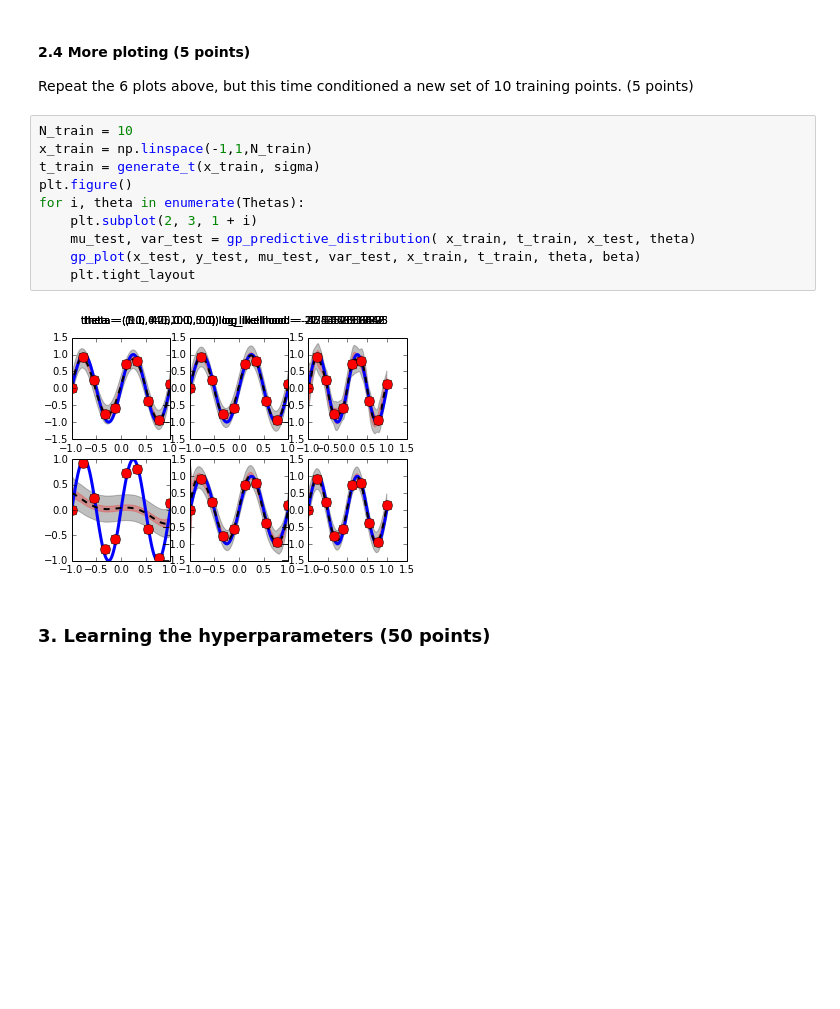
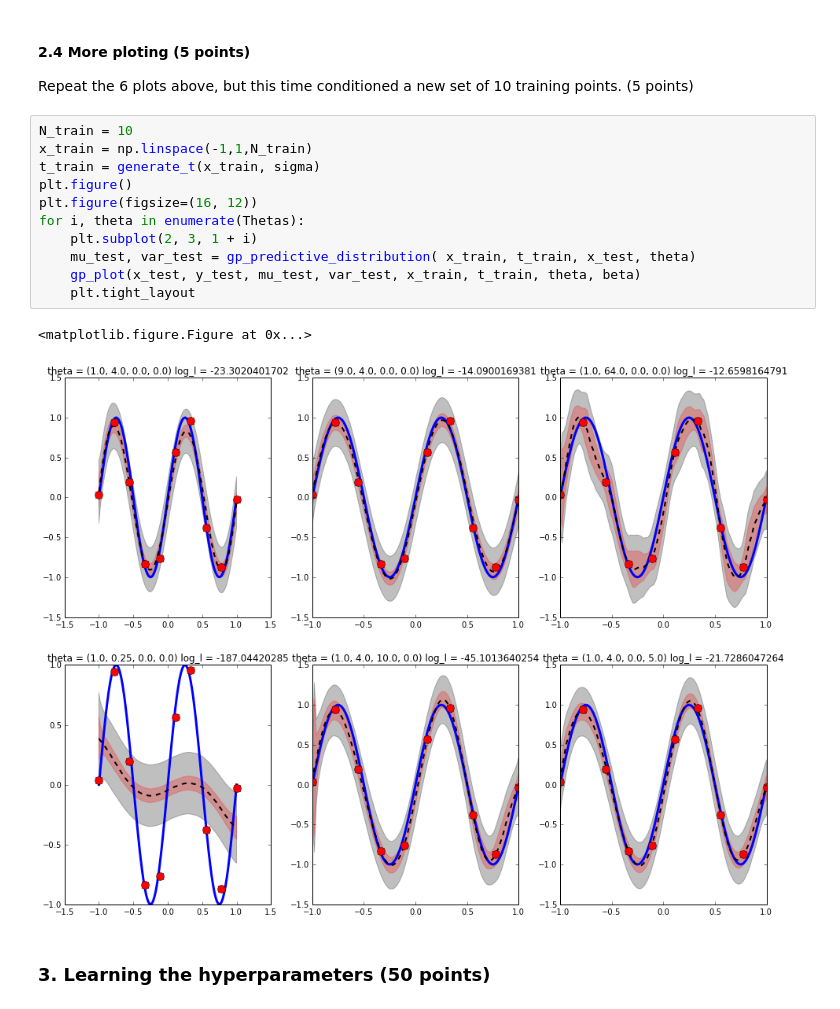
Before and after one commit to maarteninja/ml2014, a Jupyter notebook: three/Lab3.ipynb, the cells around one changed output. Drawn from its saved outputs; the diff is of its cells as text; blank space fills up the shorter version.

Commit message:
fixed graphs in 1.3,2.3 and 2.4

```diff
--- a/three/Lab3.ipynb
+++ b/three/Lab3.ipynb
@@ -248,15 +246,17 @@ Repeat the 6 plots above, but this time conditioned a new set of 10 training poi
 # %%
 N_train = 10
 x_train = np.linspace(-1,1,N_train)
 t_train = generate_t(x_train, sigma)
 plt.figure()
+plt.figure(figsize=(16, 12))
 for i, theta in enumerate(Thetas):
     plt.subplot(2, 3, 1 + i)
     mu_test, var_test = gp_predictive_distribution( x_train, t_train, x_test, theta)
     gp_plot(x_test, y_test, mu_test, var_test, x_train, t_train, theta, beta)
     plt.tight_layout
 # %% [output]
+<matplotlib.figure.Figure at 0x...>
-[figure, old version]
+[figure, new version]
 # %% [markdown]
 ### 3. Learning the hyperparameters (50 points)
 # %% [markdown]
```
Also changed, not shown: parts of 1 cell of this notebook.
